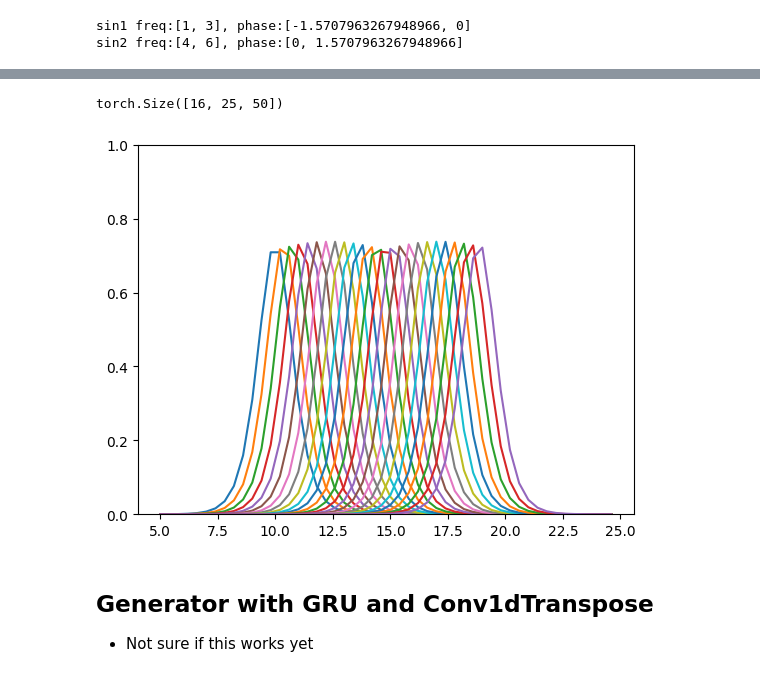
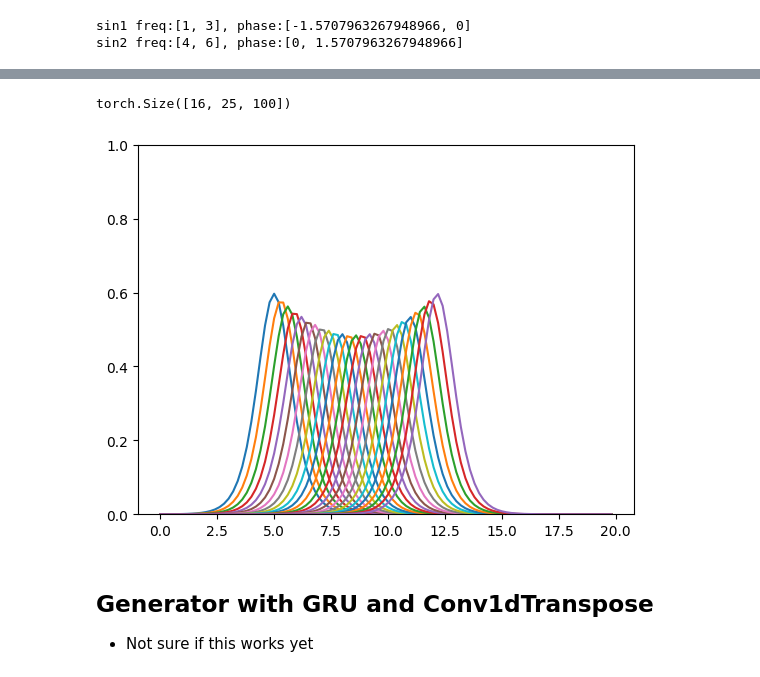
Before and after one commit to Kohmann/master-GAN, a Jupyter notebook: COTGAN/testing.ipynb, the cells around one changed output, grey strips where cells are left out. Drawn from its saved outputs; the diff is of its cells as text; code cells hidden in the pictures.

Commit message:
added Soliton option for a more difficult dataset

```diff
--- a/COTGAN/testing.ipynb
+++ b/COTGAN/testing.ipynb
@@ -269,15 +224,18 @@ Det viktigste er at den har klart å forstå produsere glatte bølger over noen
 # %%
 # create a dataset of soliton waves
 
-class SolitonDataset(torch.utils.data.Dataset):
-    def __init__(self, n_samples, P, t_range, c_range, spatial_len=50, t_steps=25):
+class DatasetSoliton(torch.utils.data.Dataset):
+    def __init__(self, n_samples, P, t_range, c_range, spatial_len=50, t_steps=25, device="cpu", difficulty="easy"):
         self.t_range = t_range # [0, 6]
-        self.c_range = c_range #[0.5, 2]
+        self.c_range = c_range # [0.5, 2]
         self.P = P # period
         self.n_samples = n_samples
         self.t_steps = t_steps
         self.spatial_len = spatial_len # M
+        self.difficulty = difficulty # "easy" or "medium"
         self.data = self.create_soliton_dataset_torch()
+        self.data = self.data.to(device)
+
 
     def __len__(self):
         return self.n_samples
@@ -285,9 +243,22 @@ class SolitonDataset(torch.utils.data.Dataset):
     def __getitem__(self, idx):
         return self.data[idx]
 
+    def get_params(self):
+        # return the parameters of the dataset with lists as string
+        return {"t_range": self.t_range, "c_range": self.c_range, "P": self.P,
+                "t_steps": self.t_steps, "spatial_len": self.spatial_len}
     def create_soliton_dataset_torch(self):
         sech = lambda a: 1/torch.cosh(a) # sech isn't defined in NumPy
-        u_soliton_t = lambda x, t, c, P: 1/2*c*sech(torch.abs((x-c*t) % P - P/2))**2
+        c_t = None
+        # specify the height of the wave as a function of time for a harder dataset
+        if self.difficulty == "easy":
+            c_t = lambda t: 0
+        elif self.difficulty == "medium":
+            c_t = lambda t: 0.025*(t-t_range[0])*(t-t_range[1]) # height of the wave as a function of time
+        else:
+            raise ValueError("difficulty must be 'easy' or 'medium'")
+
+        u_soliton_t = lambda x, t, c, P: 1/2*(c + c_t(t))*sech(torch.abs((x-c*t) % P - P/2))**2
 
         def grid(P, M):
             dx = P/M
@@ -296,10 +267,11 @@ class SolitonDataset(torch.utils.data.Dataset):
 
         data = torch.zeros((self.n_samples, self.t_steps, self.spatial_len))
         # random speed =c
-        c_arr = torch.FloatTensor(self.n_samples).uniform_(self.c_range[0], self.c_range[1])
-        t = torch.linspace(t_range[0], t_range[1], self.t_steps)
+        # Uniformly distributed values between c_range[0] and c_range[1]
+        c_arr = torch.rand(self.n_samples) * (self.c_range[1] - self.c_range[0]) + self.c_range[0]
+        t = torch.linspace(self.t_range[0], self.t_range[1], self.t_steps)
         x, dx = grid(self.P, self.spatial_len)
-        x += P/4 # start the wave at x=5
+        x += self.P/4 # start the wave at x=5
         for i in range(self.n_samples):
             c = c_arr[i]
             u = u_soliton_t(x, t[:, None], c, self.P)
@@ -310,7 +282,9 @@ class SolitonDataset(torch.utils.data.Dataset):
 c_range = [0.5, 2] # torch.uniform(0.5, 2)
 t_range = [0, 6] # torch.linspace(0, 3, t_steps)
 t_steps = 25
-dataset = SolitonDataset(n_samples=100, P=20, t_range=t_range, c_range=c_range, spatial_len=M, t_steps=t_steps)
+P = 20
+M = 100
+dataset = DatasetSoliton(n_samples=100, P=P, t_range=t_range, c_range=c_range, spatial_len=M, t_steps=t_steps, device="cpu", difficulty="medium")
 # %%
 dataloader = torch.utils.data.DataLoader(
         dataset=dataset,
@@ -318,14 +292,22 @@ dataloader = torch.utils.data.DataLoader(
         shuffle=True
     )
 # %%
+
+def grid(P=20, M=100):
+    dx = P/M
+    x = np.linspace(0, P-dx, M)
+    return x, dx
+x, dx = grid(P, M)
+
+
 for X_mb in dataloader:
     print(X_mb.size())
     plt.plot(x, X_mb[0].T)
     plt.ylim(0, 1)
     break
 # %% [output]
-torch.Size([16, 25, 50])
+torch.Size([16, 25, 100])
-[figure, old version]
+[figure, new version]
 # %% [markdown]
 ## Generator with GRU and Conv1dTranspose
 - Not sure if this works yet
```
Also changed, not shown: parts of 31 cells of this notebook, 5 other files.
